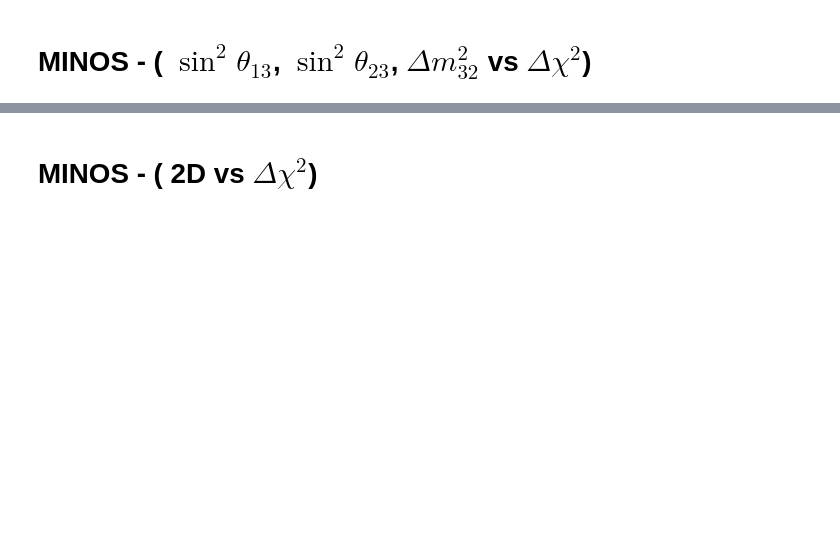
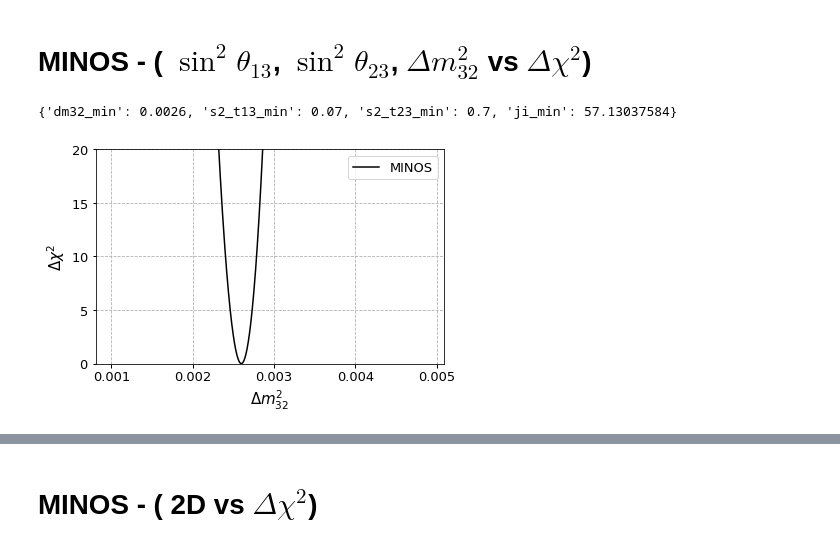
Before and after one commit to JorgeGarciaBello/daya_day_parallel_git, a Jupyter notebook: plotter/MINOS_profiles_from_grid_3D.ipynb, the cells around one changed output, grey strips where cells are left out. Drawn from its saved outputs; the diff is of its cells as text; code cells hidden in the pictures; blank space fills up the shorter version.

```diff
--- a/plotter/MINOS_profiles_from_grid_3D.ipynb
+++ b/plotter/MINOS_profiles_from_grid_3D.ipynb
@@ -3,5 +3,3 @@ import pandas as pd
 import numpy as np
 import matplotlib.pyplot as plt
 from scipy import interpolate
-# %%
-df = pd.read_csv('minos_nh_ih/minos.3D.grid.of.sk.dm32.s2t13.s2t23.nh', names=['dm32','s2_t13','s2_t23','ji'], delim_whitespace=True)
@@ -8,3 +8,12 @@ df = pd.read_csv('minos_nh_ih/minos.3D.grid.of.sk.dm32.s2t13.s2t23.nh', names=['
+# %%
+# MINOS
+minos_data = pd.read_csv('minos_nh_ih/minos.3D.grid.of.sk.dm32.s2t13.s2t23.nh', names=['dm32','s2_t13','s2_t23','ji'], delim_whitespace=True)
+# SK
+sk_data = pd.read_csv('sk_nh_ih/sk-nh-ji.dat', names=['dm32','s2_t13','s2_t23','ji'], delim_whitespace=True)
+# DAYA BAY
+db_data = pd.read_csv('daya_bay_nh_ih/db-3D-nh.dat', names=['dm32','s2_t13','s2_t23','ji'], delim_whitespace=True)
+# RENO
+reno_data = pd.read_csv('reno_nh_ih/reno-3D-nh.dat', names=['dm32','s2_t13','s2_t23','ji'], delim_whitespace=True)
 # %%
 def get_min_vals(df):
 
@@ -53,6 +62,11 @@ def get_interpolated_data_1D(df,param,size):
     x_new = np.linspace(x[0], x[-1],size)
     y_new = f1(x_new)
     data_new = pd.DataFrame({param:x_new,'ji':y_new})
+
+    idx_min        = data_new['ji'].idxmin()
+    ji_min         = data_new['ji'][idx_min]
+    data_new['ji'] = data_new['ji'] - ji_min
+
     return data_new
 
 def get_data_to_plotter_2D(df,params):
@@ -172,0 +183,5 @@ def ploter_MINOS_profile(df,param,size):
+# %%
+ploter_MINOS_profile(minos_data,'dm32',1000)
+# %% [output]
+{'dm32_min': 0.0026, 's2_t13_min': 0.07, 's2_t23_min': 0.7, 'ji_min': 57.13037584}
+[figure, added]
```
Also changed, not shown: parts of 53 cells of this notebook, 38 other files.
